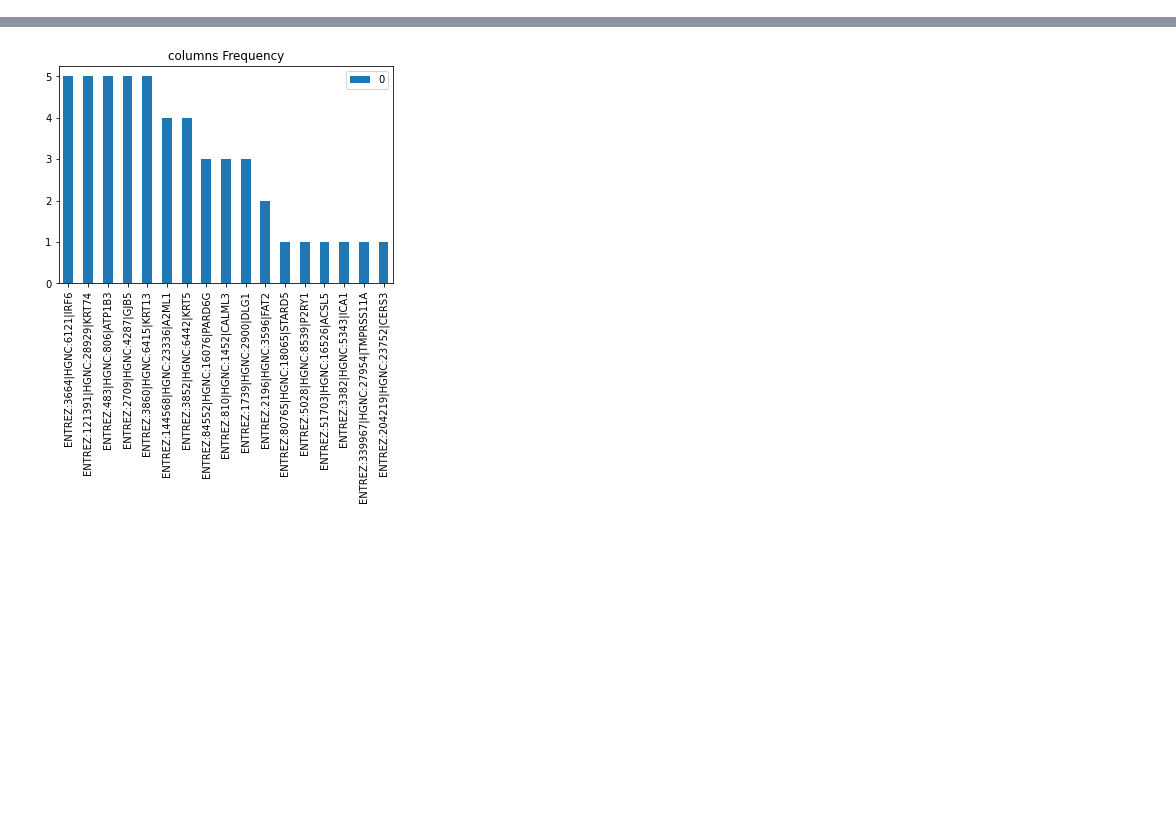
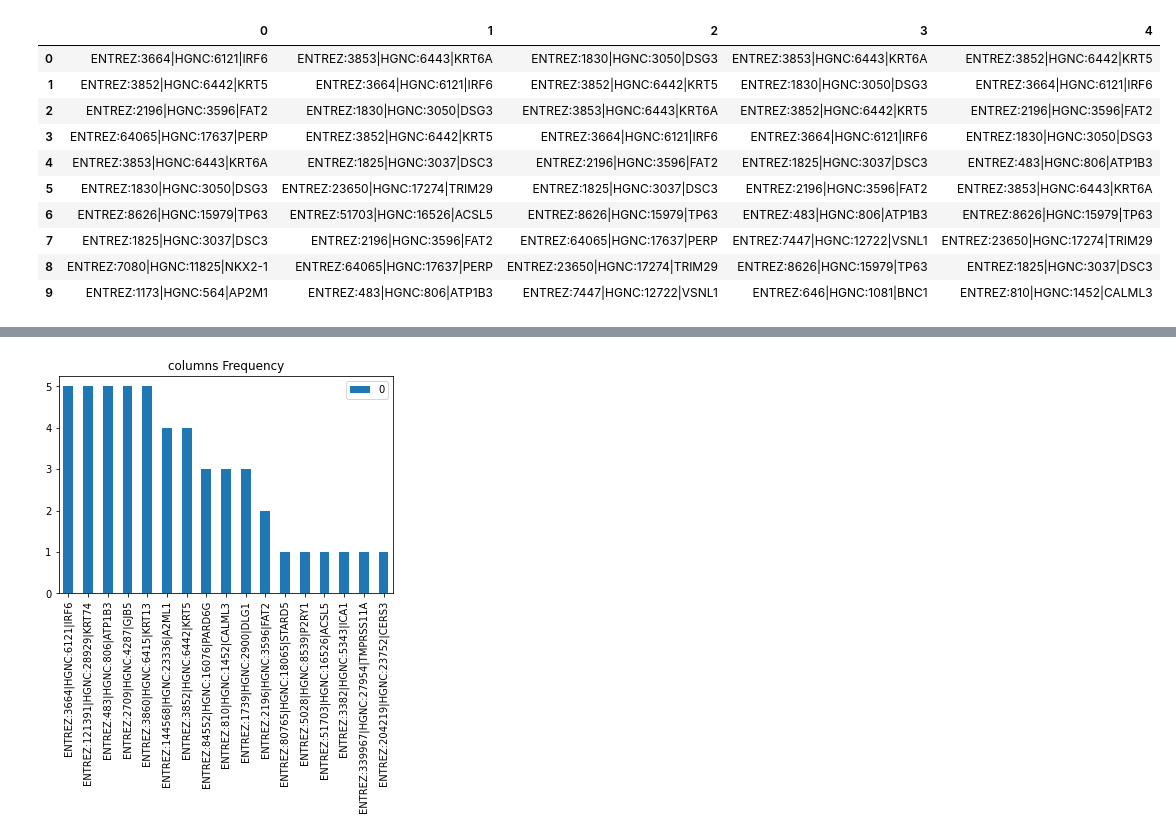
Before and after one commit to hyuntai97/Ensemble-feature-selection, a Jupyter notebook: selected_columns_notebook.ipynb, the cells around one changed output, grey strips where cells are left out. Saved outputs shown, nothing was run; the diff lists cells and outputs as text; code cells hidden in the pictures; blank space fills up the shorter version.

```diff
--- a/selected_columns_notebook.ipynb
+++ b/selected_columns_notebook.ipynb
@@ -98,0 +121,15 @@ results_reglar_elasticnet = pd.read_pickle('./cols/selected_cols1_regularization
+# %%
+#resampling1_weight
+resampling1_weight
+# %% [output]
+|  | 0 | 1 | 2 | 3 | 4 |
+| 0 | ENTREZ:3664|HGNC:6121|IRF6 | ENTREZ:3853|HGNC:6443|KRT6A | ENTREZ:1830|HGNC:3050|DSG3 | ENTREZ:3853|HGNC:6443|KRT6A | ENTREZ:3852|HGNC:6442|KRT5 |
+| 1 | ENTREZ:3852|HGNC:6442|KRT5 | ENTREZ:3664|HGNC:6121|IRF6 | ENTREZ:3852|HGNC:6442|KRT5 | ENTREZ:1830|HGNC:3050|DSG3 | ENTREZ:3664|HGNC:6121|IRF6 |
+| 2 | ENTREZ:2196|HGNC:3596|FAT2 | ENTREZ:1830|HGNC:3050|DSG3 | ENTREZ:3853|HGNC:6443|KRT6A | ENTREZ:3852|HGNC:6442|KRT5 | ENTREZ:2196|HGNC:3596|FAT2 |
+| 3 | ENTREZ:64065|HGNC:17637|PERP | ENTREZ:3852|HGNC:6442|KRT5 | ENTREZ:3664|HGNC:6121|IRF6 | ENTREZ:3664|HGNC:6121|IRF6 | ENTREZ:1830|HGNC:3050|DSG3 |
+| 4 | ENTREZ:3853|HGNC:6443|KRT6A | ENTREZ:1825|HGNC:3037|DSC3 | ENTREZ:2196|HGNC:3596|FAT2 | ENTREZ:1825|HGNC:3037|DSC3 | ENTREZ:483|HGNC:806|ATP1B3 |
+| 5 | ENTREZ:1830|HGNC:3050|DSG3 | ENTREZ:23650|HGNC:17274|TRIM29 | ENTREZ:1825|HGNC:3037|DSC3 | ENTREZ:2196|HGNC:3596|FAT2 | ENTREZ:3853|HGNC:6443|KRT6A |
+| 6 | ENTREZ:8626|HGNC:15979|TP63 | ENTREZ:51703|HGNC:16526|ACSL5 | ENTREZ:8626|HGNC:15979|TP63 | ENTREZ:483|HGNC:806|ATP1B3 | ENTREZ:8626|HGNC:15979|TP63 |
+| 7 | ENTREZ:1825|HGNC:3037|DSC3 | ENTREZ:2196|HGNC:3596|FAT2 | ENTREZ:64065|HGNC:17637|PERP | ENTREZ:7447|HGNC:12722|VSNL1 | ENTREZ:23650|HGNC:17274|TRIM29 |
+| 8 | ENTREZ:7080|HGNC:11825|NKX2-1 | ENTREZ:64065|HGNC:17637|PERP | ENTREZ:23650|HGNC:17274|TRIM29 | ENTREZ:8626|HGNC:15979|TP63 | ENTREZ:1825|HGNC:3037|DSC3 |
+| 9 | ENTREZ:1173|HGNC:564|AP2M1 | ENTREZ:483|HGNC:806|ATP1B3 | ENTREZ:7447|HGNC:12722|VSNL1 | ENTREZ:646|HGNC:1081|BNC1 | ENTREZ:810|HGNC:1452|CALML3 |
```
Also changed, not shown: parts of 4 cells of this notebook, 24 other files.
